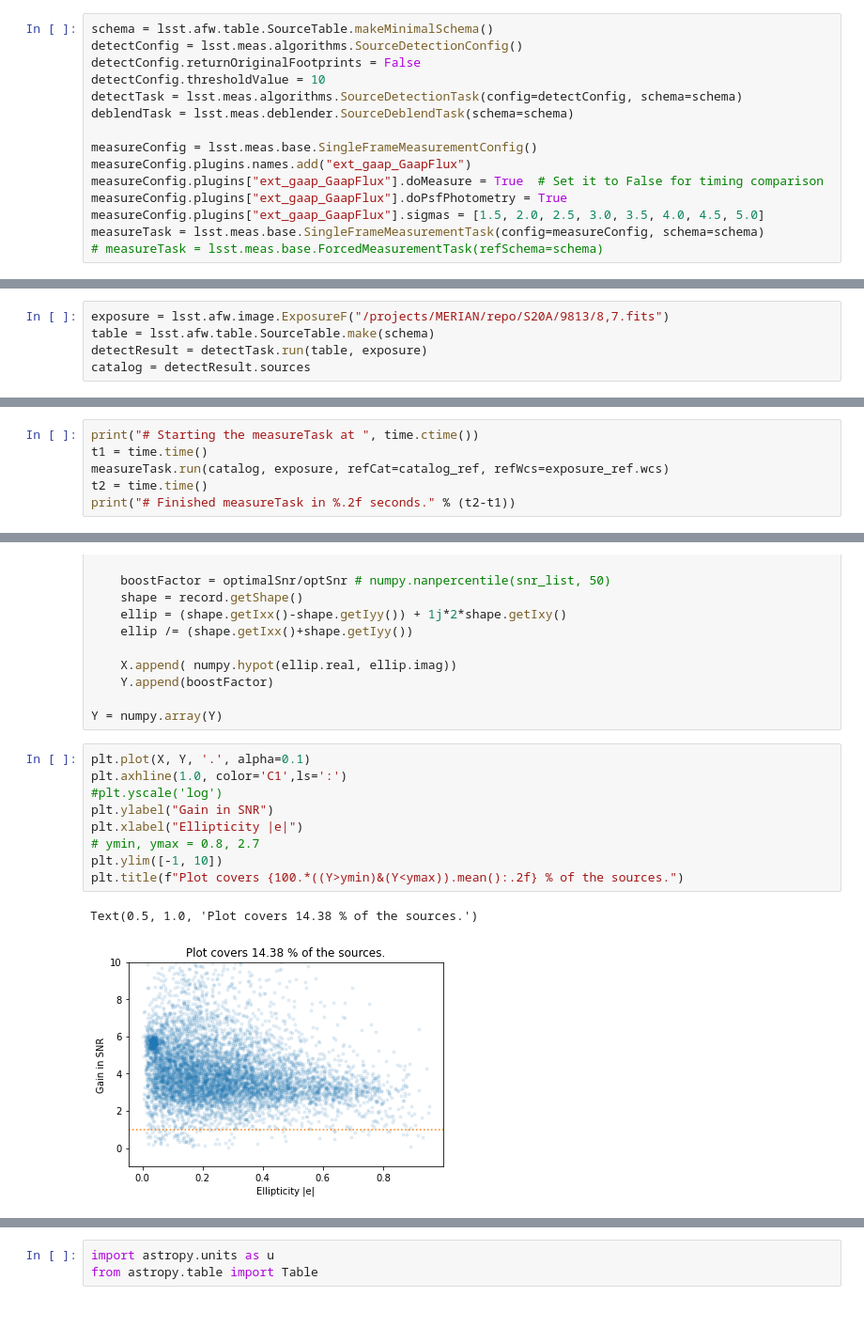
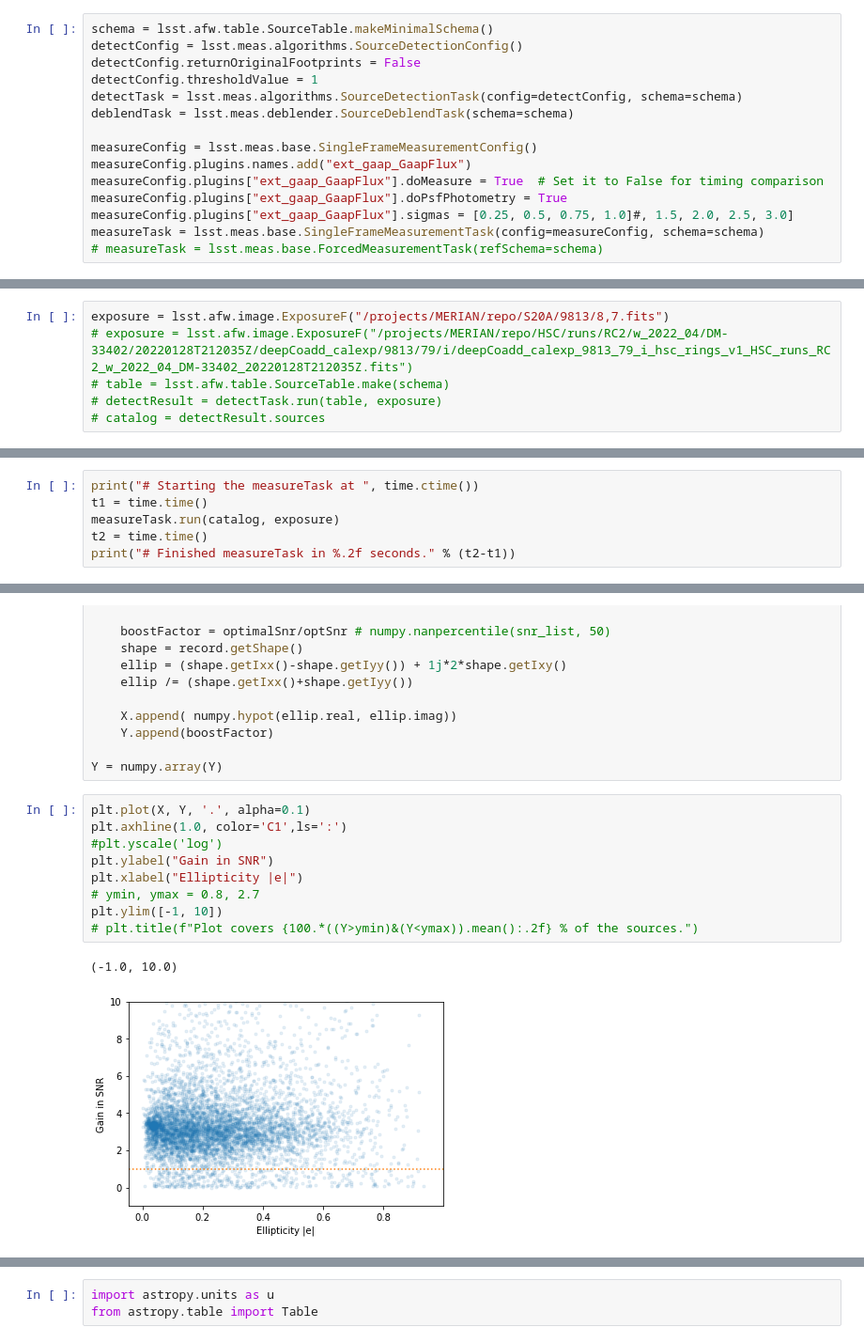
Before and after one commit to MerianSurvey/lambo, a Jupyter notebook: notebooks/hsc_gaap/hsc_indie_gaap.ipynb, the cells around one changed output, grey strips where cells are left out. Shown at 94% size. Cells and saved outputs as stored; diff of their text form; blank space fills up the shorter version.

Commit message:
forcedPhot for HSC RC2 using Merian catalogs

```diff
--- a/notebooks/hsc_gaap/hsc_indie_gaap.ipynb
+++ b/notebooks/hsc_gaap/hsc_indie_gaap.ipynb
@@ -19,7 +19,7 @@ import cProfile, pstats
 schema = lsst.afw.table.SourceTable.makeMinimalSchema()
 detectConfig = lsst.meas.algorithms.SourceDetectionConfig()
 detectConfig.returnOriginalFootprints = False
-detectConfig.thresholdValue = 10
+detectConfig.thresholdValue = 1
 detectTask = lsst.meas.algorithms.SourceDetectionTask(config=detectConfig, schema=schema)
 deblendTask = lsst.meas.deblender.SourceDeblendTask(schema=schema)
 
@@ -27,6 +27,6 @@ measureConfig = lsst.meas.base.SingleFrameMeasurementConfig()
 measureConfig.plugins.names.add("ext_gaap_GaapFlux")
 measureConfig.plugins["ext_gaap_GaapFlux"].doMeasure = True  # Set it to False for timing comparison
 measureConfig.plugins["ext_gaap_GaapFlux"].doPsfPhotometry = True
-measureConfig.plugins["ext_gaap_GaapFlux"].sigmas = [1.5, 2.0, 2.5, 3.0, 3.5, 4.0, 4.5, 5.0]
+measureConfig.plugins["ext_gaap_GaapFlux"].sigmas = [0.25, 0.5, 0.75, 1.0]#, 1.5, 2.0, 2.5, 3.0]
 measureTask = lsst.meas.base.SingleFrameMeasurementTask(config=measureConfig, schema=schema)
 # measureTask = lsst.meas.base.ForcedMeasurementTask(refSchema=schema)
@@ -33,5 +35,6 @@ measureTask = lsst.meas.base.SingleFrameMeasurementTask(config=measureConfig, sc
 # %%
 exposure = lsst.afw.image.ExposureF("/projects/MERIAN/repo/S20A/9813/8,7.fits")
-table = lsst.afw.table.SourceTable.make(schema)
-detectResult = detectTask.run(table, exposure)
-catalog = detectResult.sources
+# exposure = lsst.afw.image.ExposureF("/projects/MERIAN/repo/HSC/runs/RC2/w_2022_04/DM-33402/20220128T212035Z/deepCoadd_calexp/9813/79/i/deepCoadd_calexp_9813_79_i_hsc_rings_v1_HSC_runs_RC2_w_2022_04_DM-33402_20220128T212035Z.fits")
+# table = lsst.afw.table.SourceTable.make(schema)
+# detectResult = detectTask.run(table, exposure)
+# catalog = detectResult.sources
@@ -47,7 +79,7 @@ print("# Finished deblendTask in %.2f seconds." % (t2-t1))
 # %%
 print("# Starting the measureTask at ", time.ctime())
 t1 = time.time()
-measureTask.run(catalog, exposure, refCat=catalog_ref, refWcs=exposure_ref.wcs)
+measureTask.run(catalog, exposure)
 t2 = time.time()
 print("# Finished measureTask in %.2f seconds." % (t2-t1))
 # %% [output]
@@ -209,15 +284,15 @@ Y = numpy.array(Y)
 # %%
 plt.plot(X, Y, '.', alpha=0.1)
 plt.axhline(1.0, color='C1',ls=':')
 #plt.yscale('log')
 plt.ylabel("Gain in SNR")
 plt.xlabel("Ellipticity |e|")
 # ymin, ymax = 0.8, 2.7
 plt.ylim([-1, 10])
-plt.title(f"Plot covers {100.*((Y>ymin)&(Y<ymax)).mean():.2f} % of the sources.")
+# plt.title(f"Plot covers {100.*((Y>ymin)&(Y<ymax)).mean():.2f} % of the sources.")
 # %% [output]
-Text(0.5, 1.0, 'Plot covers 14.38 % of the sources.')
+(-1.0, 10.0)
-[figure, old version]
+[figure, new version]
 # %%
 def printShape(shape):
     ixx, iyy, ixy = shape.getParameterVector()
```
Also changed, not shown: parts of 31 cells of this notebook, 2 other files.
